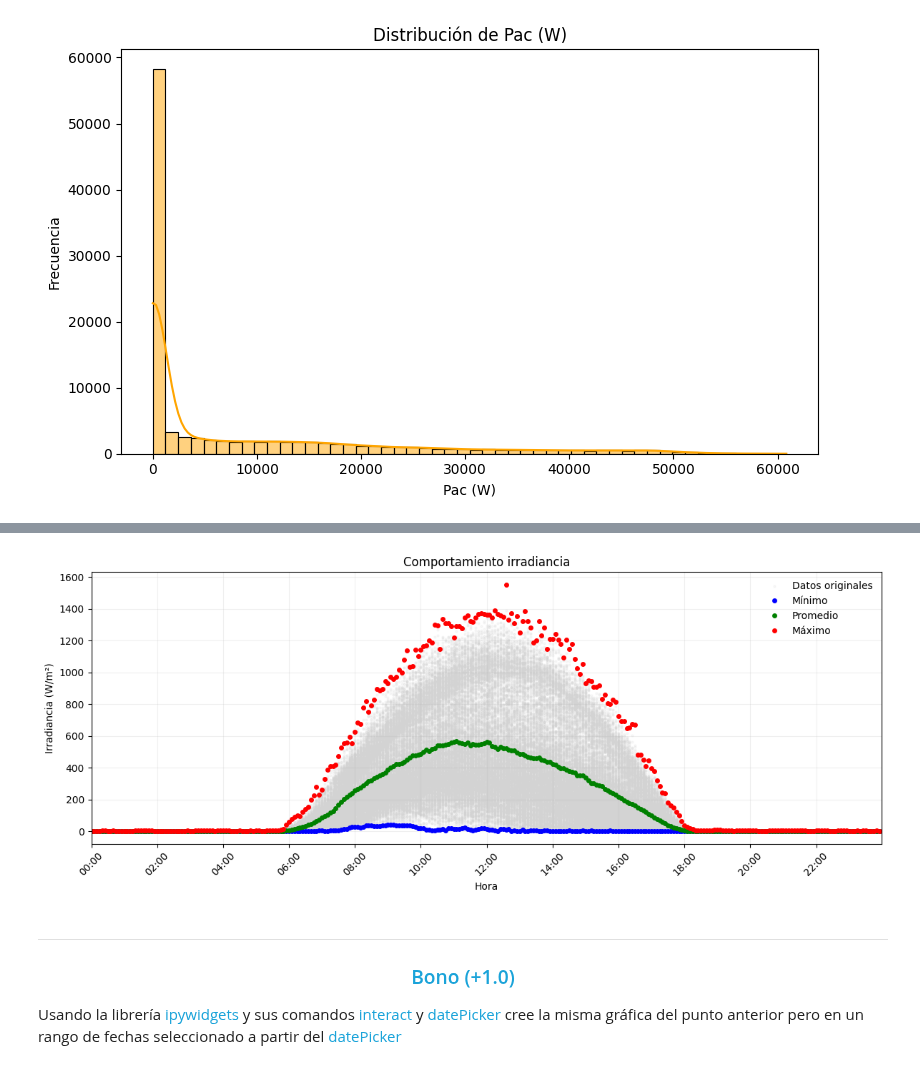
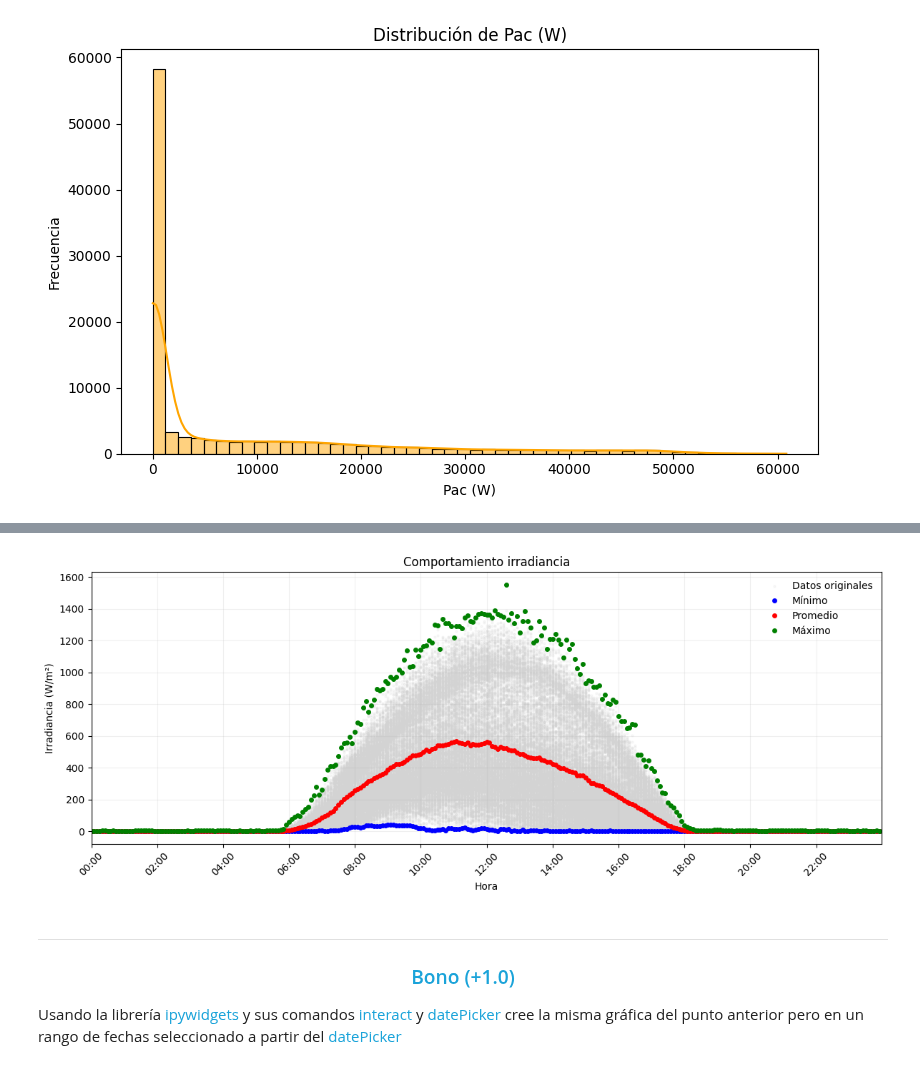
Before and after one commit to Juanvalencia112/Taller1_Herramientas_computacionales, a Jupyter notebook: taller2_herramientas/Taller 2. Herramientas.ipynb, the cells around one changed output, grey strips where cells are left out. Cells and saved outputs as stored; diff of their text form; code cells hidden in the pictures.

Commit message:
Update corrección de colores item 2

```diff
--- a/taller2_herramientas/Taller 2. Herramientas.ipynb
+++ b/taller2_herramientas/Taller 2. Herramientas.ipynb
@@ -123,36 +123,36 @@ if os.path.exists(ruta_archivo):
 
     resumen_horas = datos.groupby("hora")["luz_lufft"].agg(
         minimo="min",
         maximo="max",
         promedio="mean"
     ).reset_index()
 
     pltpy.figure(figsize=(12, 5))
     pltpy.scatter(datos["hora"], datos["luz_lufft"], color="lightgray", s=4, alpha=0.15, label="Datos originales")
 
     pltpy.plot(resumen_horas["hora"], resumen_horas["minimo"], marker="o", linestyle="None", color="blue", markersize=4, label="Mínimo")
-    pltpy.plot(resumen_horas["hora"], resumen_horas["promedio"], marker="o", linestyle="None", color="green", markersize=4, label="Promedio")
-    pltpy.plot(resumen_horas["hora"], resumen_horas["maximo"], marker="o", linestyle="None", color="red", markersize=4, label="Máximo")
+    pltpy.plot(resumen_horas["hora"], resumen_horas["promedio"], marker="o", linestyle="None", color="red", markersize=4, label="Promedio")  # aquí cambié green → red
+    pltpy.plot(resumen_horas["hora"], resumen_horas["maximo"], marker="o", linestyle="None", color="green", markersize=4, label="Máximo")  # aquí cambié red → green
 
     ax = pltpy.gca()
     ax.xaxis.set_major_locator(pltdt.HourLocator(interval=2))
     ax.xaxis.set_major_formatter(pltdt.DateFormatter("%H:%M"))
     pltpy.xlim(pd.to_datetime("00:00", format="%H:%M"), pd.to_datetime("23:59", format="%H:%M"))
     pltpy.xticks(rotation=45)
 
     pltpy.title("Comportamiento irradiancia")
     pltpy.xlabel("Hora")
     pltpy.ylabel("Irradiancia (W/m²)")
     pltpy.grid(alpha=0.2)
     pltpy.legend(frameon=False)
 
     pltpy.tight_layout()
     pltpy.show()
 
 else:
     print("No se reconoce la ruta del archivo:", ruta_archivo)
 # %% [output]
-[figure, old version]
+[figure, new version]
 # %% [markdown]
 ___
 ### <span style="color: #1AA3D9"><center> Bono (+1.0)
```
